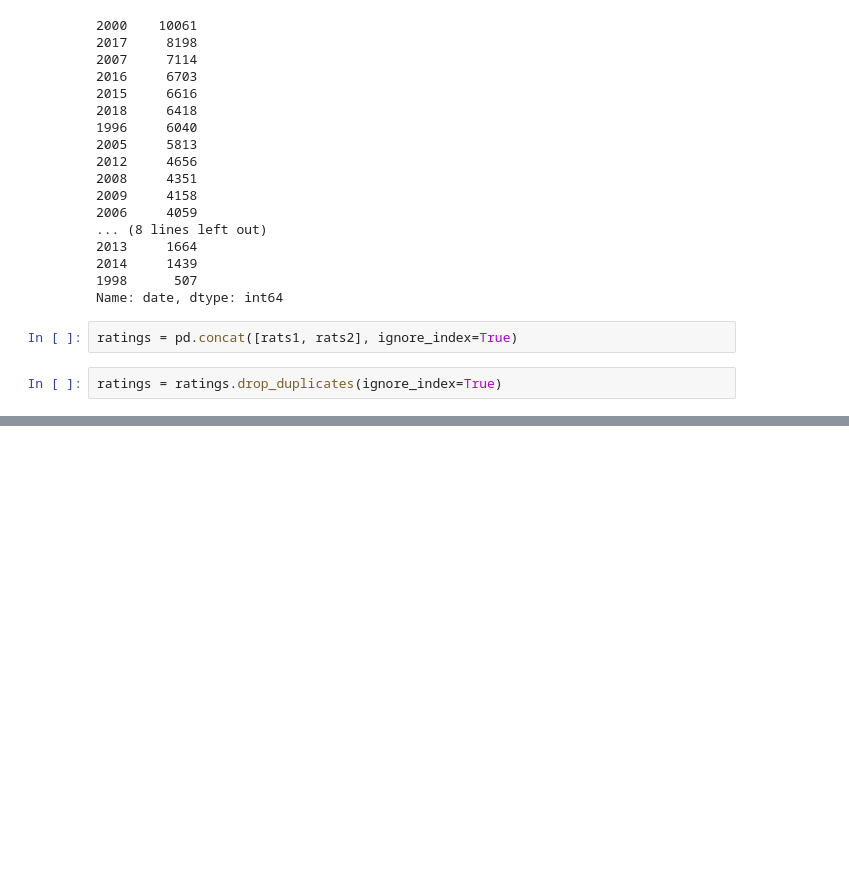
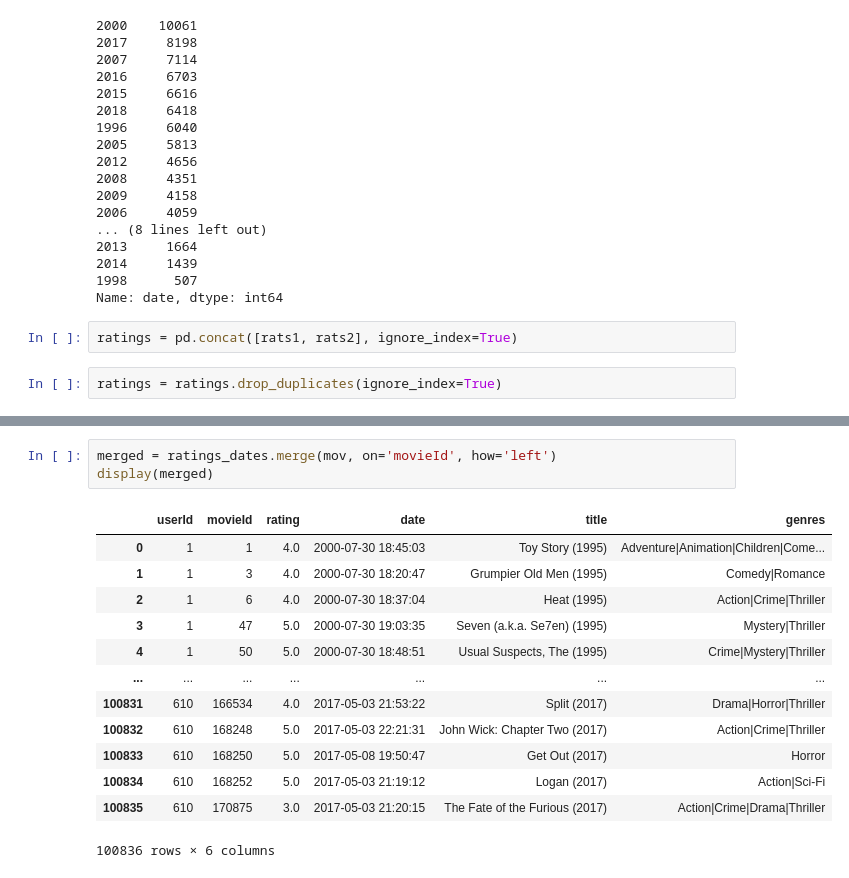
Before and after one commit to AnnaKodash/DS_learning, a Jupyter notebook: Python 12/movie.ipynb, the cells around one changed output, grey strips where cells are left out. Drawn from its saved outputs; the diff is of its cells as text; blank space fills up the shorter version.

```diff
--- a/Python 12/movie.ipynb
+++ b/Python 12/movie.ipynb
@@ -73,0 +147,17 @@ ratings = ratings.drop_duplicates(ignore_index=True)
+# %%
+merged = ratings_dates.merge(mov, on='movieId', how='left')
+display(merged)
+# %% [output]
+|  | userId | movieId | rating | date | title | genres |
+| 0 | 1 | 1 | 4.0 | 2000-07-30 18:45:03 | Toy Story (1995) | Adventure|Animation|Children|Come... |
+| 1 | 1 | 3 | 4.0 | 2000-07-30 18:20:47 | Grumpier Old Men (1995) | Comedy|Romance |
+| 2 | 1 | 6 | 4.0 | 2000-07-30 18:37:04 | Heat (1995) | Action|Crime|Thriller |
+| 3 | 1 | 47 | 5.0 | 2000-07-30 19:03:35 | Seven (a.k.a. Se7en) (1995) | Mystery|Thriller |
+| 4 | 1 | 50 | 5.0 | 2000-07-30 18:48:51 | Usual Suspects, The (1995) | Crime|Mystery|Thriller |
+| ... | ... | ... | ... | ... | ... | ... |
+| 100831 | 610 | 166534 | 4.0 | 2017-05-03 21:53:22 | Split (2017) | Drama|Horror|Thriller |
+| 100832 | 610 | 168248 | 5.0 | 2017-05-03 22:21:31 | John Wick: Chapter Two (2017) | Action|Crime|Thriller |
+| 100833 | 610 | 168250 | 5.0 | 2017-05-08 19:50:47 | Get Out (2017) | Horror |
+| 100834 | 610 | 168252 | 5.0 | 2017-05-03 21:19:12 | Logan (2017) | Action|Sci-Fi |
+| 100835 | 610 | 170875 | 3.0 | 2017-05-03 21:20:15 | The Fate of the Furious (2017) | Action|Crime|Drama|Thriller |
+100836 rows × 6 columns
```
Also changed, not shown: parts of 11 cells of this notebook, 2 other files.
